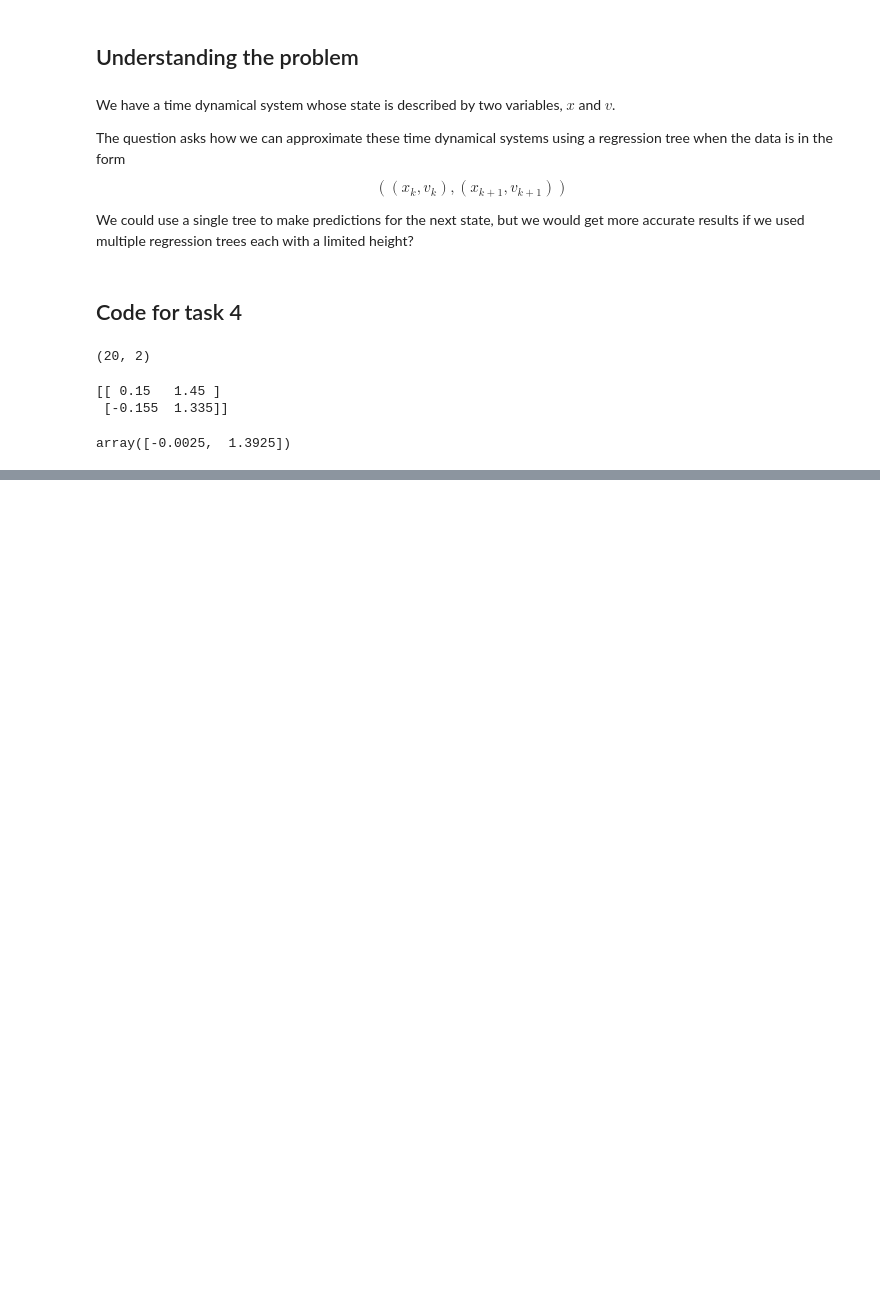
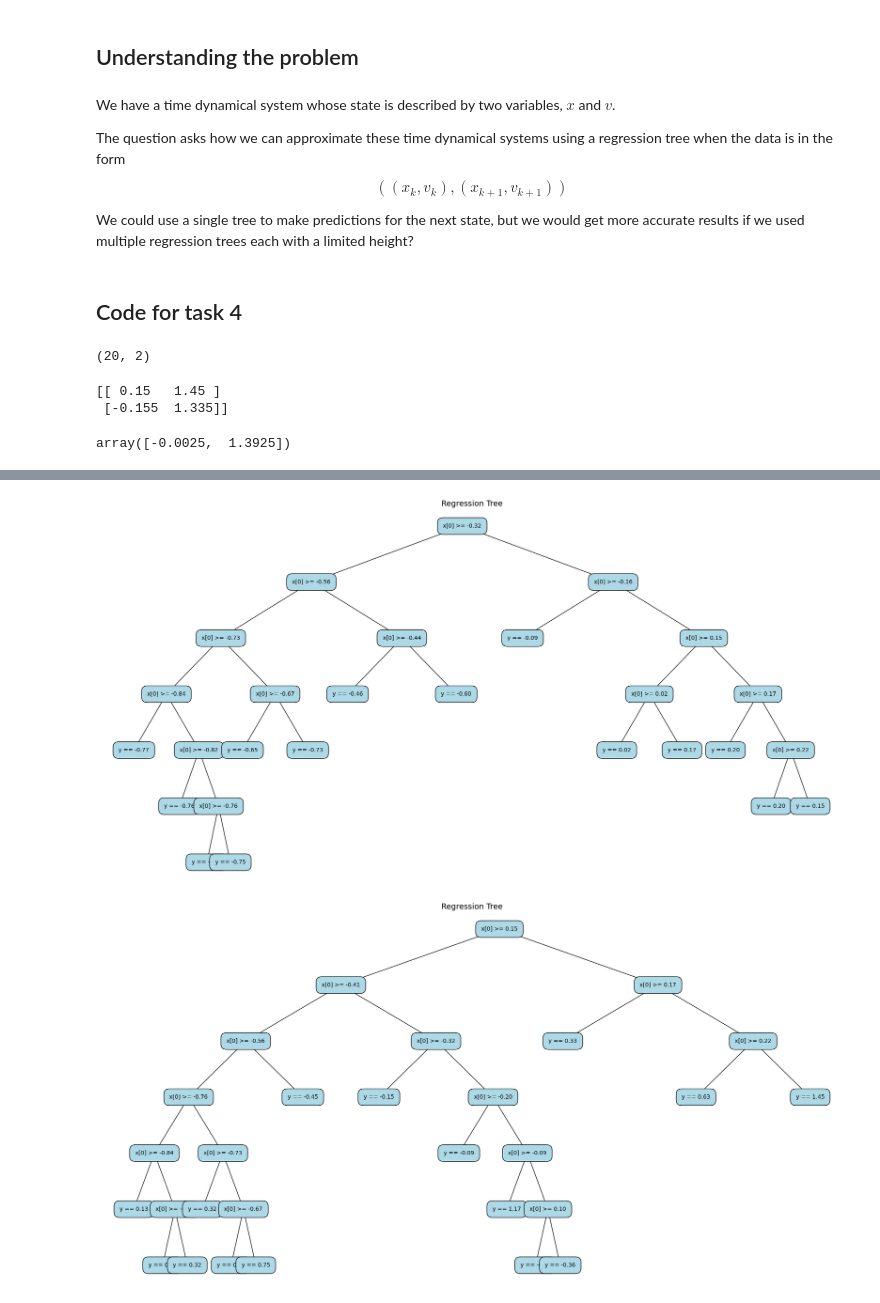
Before and after one commit to XavierVI/Intro_to_machine_learning_assignments, a Jupyter notebook: midterm_project/task3_and_4.ipynb, the cells around one changed output, grey strips where cells are left out. Cells and saved outputs as stored; diff of their text form; code cells hidden in the pictures; blank space fills up the shorter version.

```diff
--- a/midterm_project/task3_and_4.ipynb
+++ b/midterm_project/task3_and_4.ipynb
@@ -59,0 +71,12 @@ x == [-0.734385  0.754945]
+# %%
+# training two different models for each dimension
+model1 = RegressionTree()
+model1.fit(X, y[:, 0])
+model1.bst.plot_tree()
+
+model2 = RegressionTree()
+model2.fit(X, y[:, 1])
+model2.bst.plot_tree()
+# %% [output]
+[figure, added]
+[figure, added]
```
Also changed, not shown: parts of 3 cells of this notebook, 1 other file.
